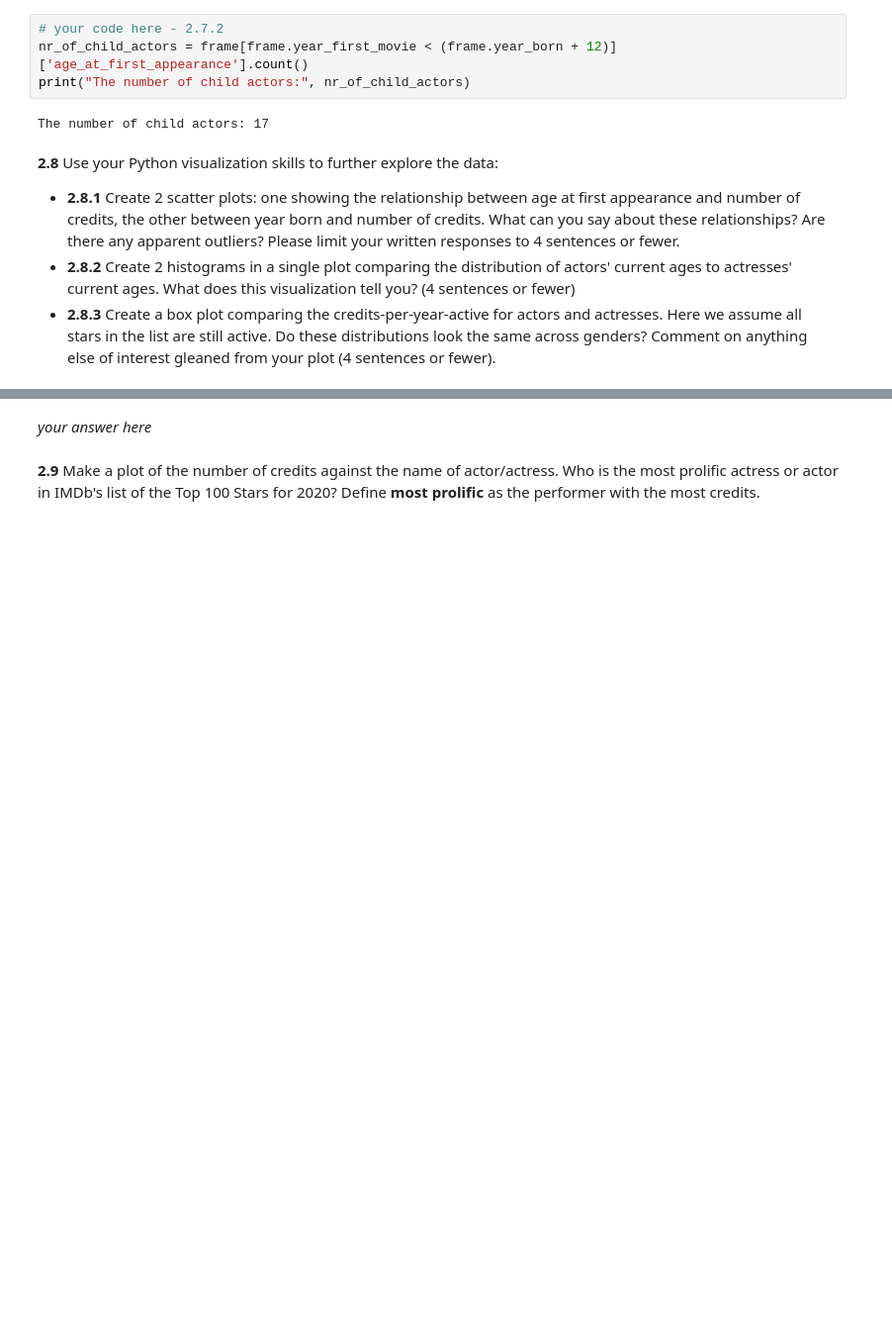
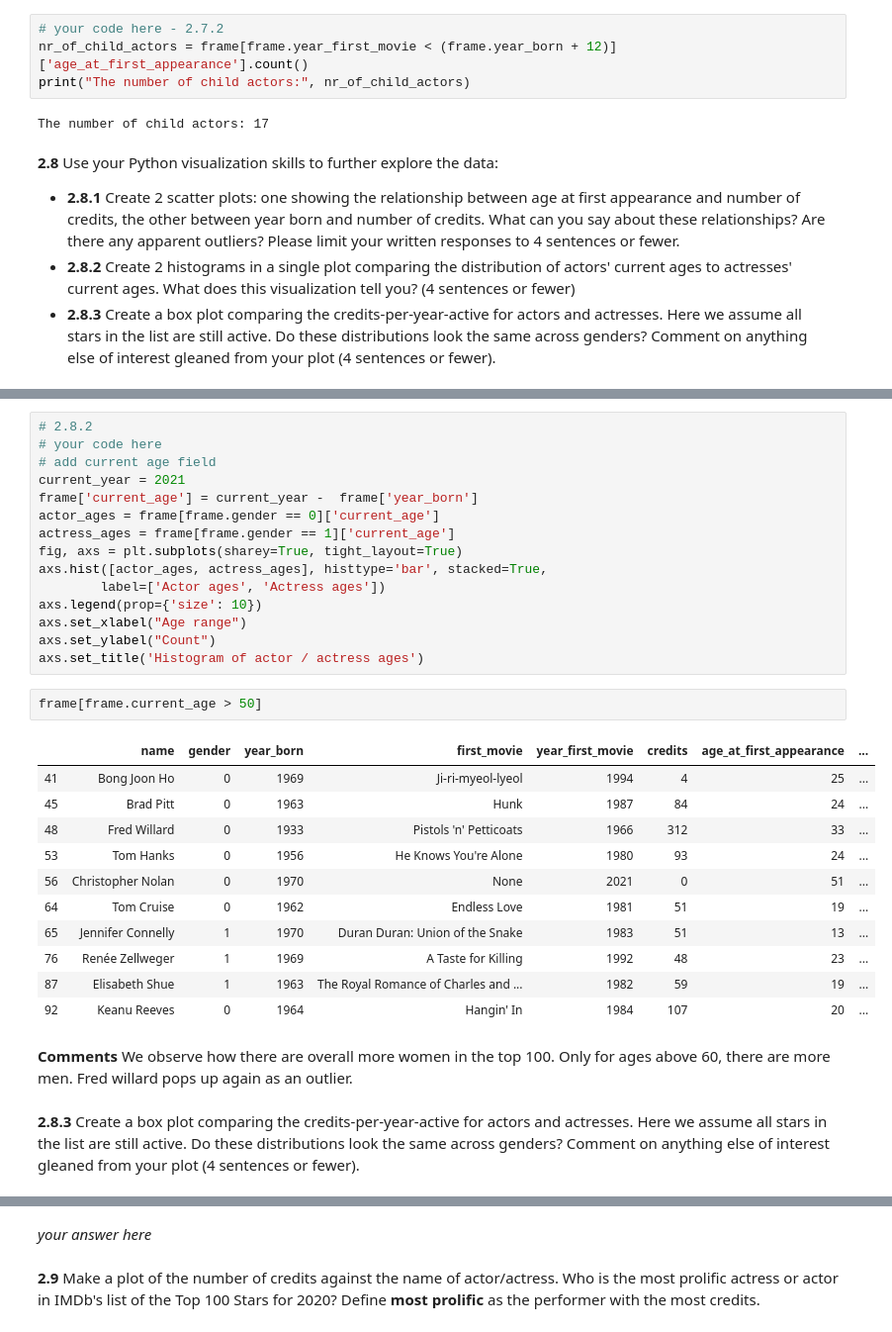
Before and after one commit to CreditPy/2021-s109a, a Jupyter notebook: cs_s109a_hw1/cs_s109a_hw1_sunil_steven.ipynb, the cells around one changed output, grey strips where cells are left out. Shown: that part at 99% size. Drawn from its saved outputs; the diff is of its cells as text; blank space fills up the shorter version.

```diff
--- a/cs_s109a_hw1/cs_s109a_hw1_sunil_steven.ipynb
+++ b/cs_s109a_hw1/cs_s109a_hw1_sunil_steven.ipynb
@@ -712,0 +726,33 @@ The number of child actors: 17
+# %%
+# 2.8.2
+# your code here
+# add current age field
+current_year = 2021
+frame['current_age'] = current_year -  frame['year_born']
+actor_ages = frame[frame.gender == 0]['current_age']
+actress_ages = frame[frame.gender == 1]['current_age']
+fig, axs = plt.subplots(sharey=True, tight_layout=True)
+axs.hist([actor_ages, actress_ages], histtype='bar', stacked=True,
+        label=['Actor ages', 'Actress ages'])
+axs.legend(prop={'size': 10})
+axs.set_xlabel("Age range")
+axs.set_ylabel("Count")
+axs.set_title('Histogram of actor / actress ages')
+# %%
+frame[frame.current_age > 50]
+# %% [output]
+|  | name | gender | year_born | first_movie | year_first_movie | credits | age_at_first_appearance | ... |
+| 41 | Bong Joon Ho | 0 | 1969 | Ji-ri-myeol-lyeol | 1994 | 4 | 25 | ... |
+| 45 | Brad Pitt | 0 | 1963 | Hunk | 1987 | 84 | 24 | ... |
+| 48 | Fred Willard | 0 | 1933 | Pistols 'n' Petticoats | 1966 | 312 | 33 | ... |
+| 53 | Tom Hanks | 0 | 1956 | He Knows You're Alone | 1980 | 93 | 24 | ... |
+| 56 | Christopher Nolan | 0 | 1970 | None | 2021 | 0 | 51 | ... |
+| 64 | Tom Cruise | 0 | 1962 | Endless Love | 1981 | 51 | 19 | ... |
+| 65 | Jennifer Connelly | 1 | 1970 | Duran Duran: Union of the Snake | 1983 | 51 | 13 | ... |
+| 76 | Renée Zellweger | 1 | 1969 | A Taste for Killing | 1992 | 48 | 23 | ... |
+| 87 | Elisabeth Shue | 1 | 1963 | The Royal Romance of Charles and ... | 1982 | 59 | 19 | ... |
+| 92 | Keanu Reeves | 0 | 1964 | Hangin' In | 1984 | 107 | 20 | ... |
+# %% [markdown]
+**Comments** We observe how there are overall more women in the top 100. Only for ages above 60, there are more men. Fred willard pops up again as an outlier.
+# %% [markdown]
+**2.8.3** Create a box plot comparing the credits-per-year-active for actors and actresses. Here we assume all stars in the list are still active. Do these distributions look the same across genders? Comment on anything else of interest gleaned from your plot (4 sentences or fewer).
```
Also changed, not shown: parts of 11 cells of this notebook, 1 other file.
